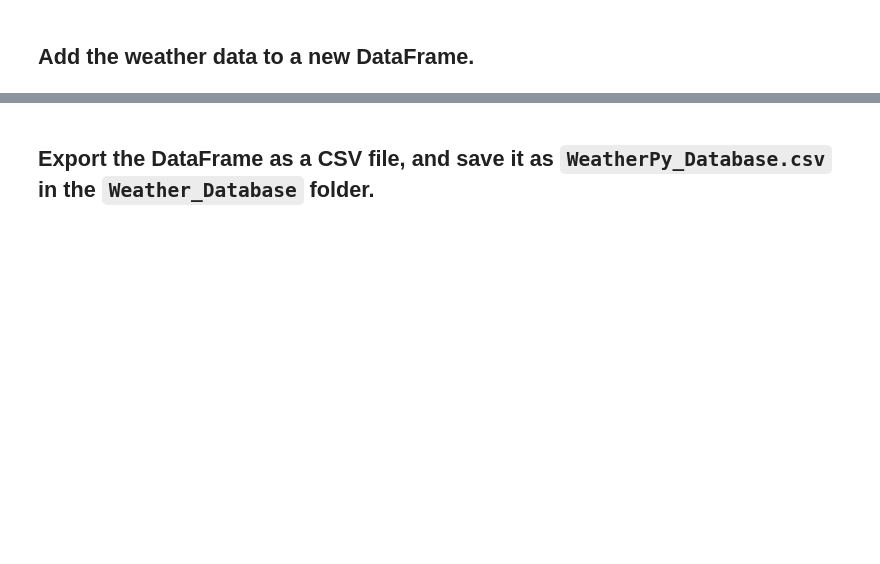
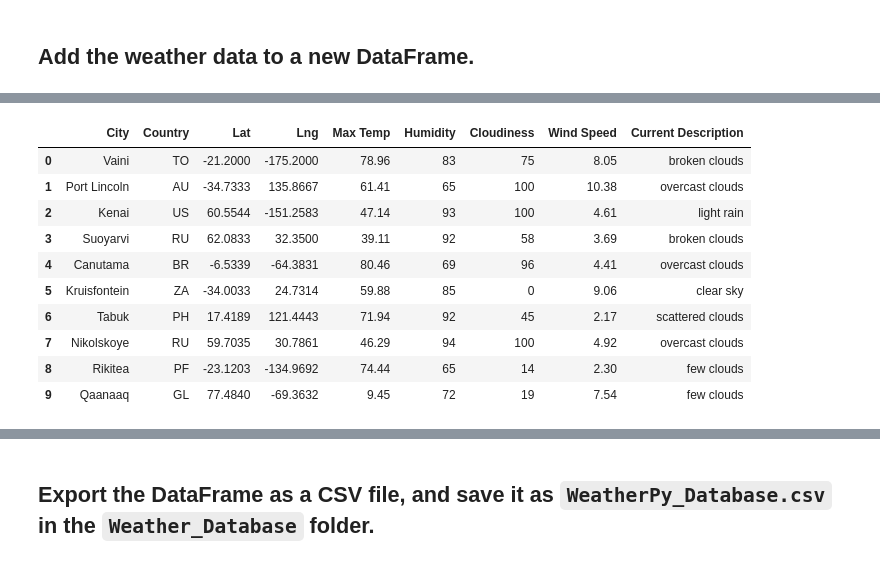
Before and after one commit to Tmarkcha/WeatherPy, a Jupyter notebook: Weather_Database.ipynb.ipynb, the cells around one changed output, grey strips where cells are left out. Drawn from its saved outputs; the diff is of its cells as text; code cells hidden in the pictures; blank space fills up the shorter version.

```diff
--- a/Weather_Database.ipynb.ipynb
+++ b/Weather_Database.ipynb.ipynb
@@ -224,12 +218,24 @@ Index([], dtype='object')
 # %%
 # Create a list to reorder the column names as follows:
 # "City", "Country", "Lat", "Lng", "Max Temp", "Humidity",  "Cloudiness", "Wind Speed",  "Current Description"
 new_column_order = ["City", "Country", "Lat", "Lng", "Max Temp", "Humidity", "Cloudiness", "Wind Speed", "Current Description"]
 
 # Recreate the DataFrame by using the new column order
-# YOUR CODE HERE
+city_data_df = city_data_df[new_column_order]
 
 # Display sample data
-# YOUR CODE HERE
+city_data_df.head(10)
+# %% [output]
+|  | City | Country | Lat | Lng | Max Temp | Humidity | Cloudiness | Wind Speed | Current Description |
+| 0 | Vaini | TO | -21.2000 | -175.2000 | 78.96 | 83 | 75 | 8.05 | broken clouds |
+| 1 | Port Lincoln | AU | -34.7333 | 135.8667 | 61.41 | 65 | 100 | 10.38 | overcast clouds |
+| 2 | Kenai | US | 60.5544 | -151.2583 | 47.14 | 93 | 100 | 4.61 | light rain |
+| 3 | Suoyarvi | RU | 62.0833 | 32.3500 | 39.11 | 92 | 58 | 3.69 | broken clouds |
+| 4 | Canutama | BR | -6.5339 | -64.3831 | 80.46 | 69 | 96 | 4.41 | overcast clouds |
+| 5 | Kruisfontein | ZA | -34.0033 | 24.7314 | 59.88 | 85 | 0 | 9.06 | clear sky |
+| 6 | Tabuk | PH | 17.4189 | 121.4443 | 71.94 | 92 | 45 | 2.17 | scattered clouds |
+| 7 | Nikolskoye | RU | 59.7035 | 30.7861 | 46.29 | 94 | 100 | 4.92 | overcast clouds |
+| 8 | Rikitea | PF | -23.1203 | -134.9692 | 74.44 | 65 | 14 | 2.30 | few clouds |
+| 9 | Qaanaaq | GL | 77.4840 | -69.3632 | 9.45 | 72 | 19 | 7.54 | few clouds |
 # %%
 # Display the data types of each column by using the dtypes Pandas function
```
Also changed, not shown: parts of 13 cells of this notebook.
